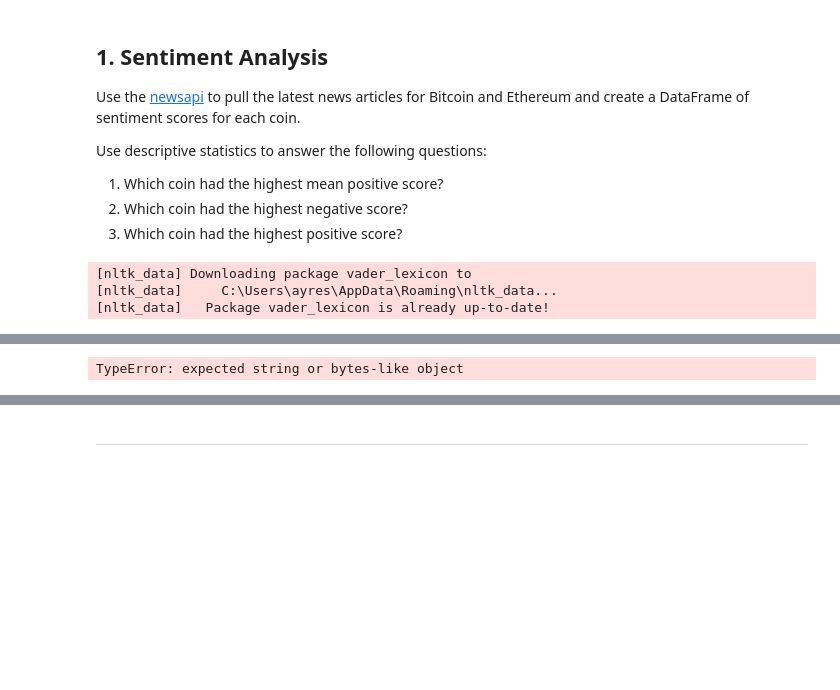
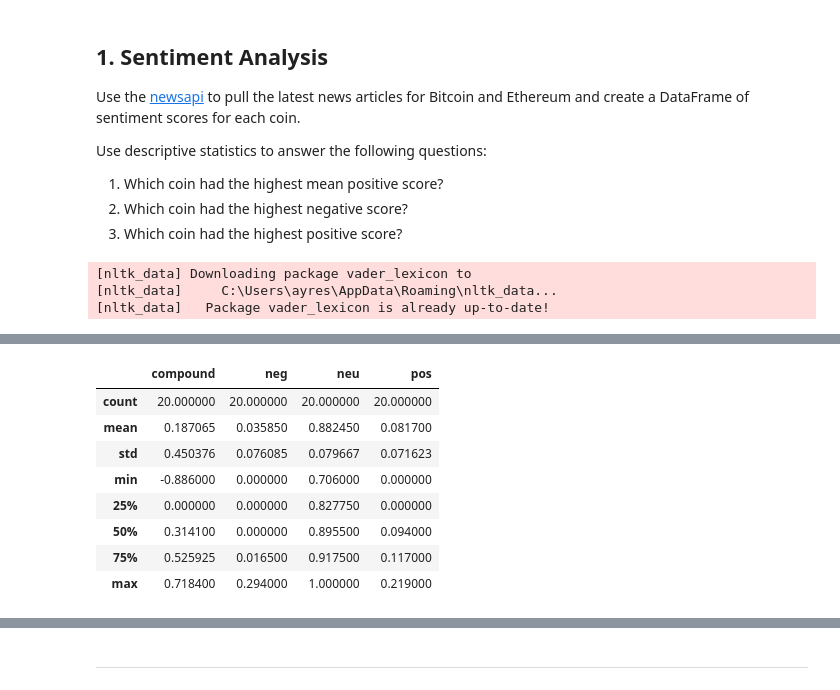
Before and after one commit to MrSquiggles13/upenn-python-homework, a Jupyter notebook: TalesFromTheCrypto/Python/crypto_sentiment.ipynb, the cells around one changed output, grey strips where cells are left out. Saved outputs shown, nothing was run; the diff lists cells and outputs as text; code cells hidden in the pictures; blank space fills up the shorter version.

```diff
--- a/TalesFromTheCrypto/Python/crypto_sentiment.ipynb
+++ b/TalesFromTheCrypto/Python/crypto_sentiment.ipynb
@@ -28,8 +29,8 @@ from nltk.sentiment.vader import SentimentIntensityAnalyzer
 [nltk_data]   Package vader_lexicon is already up-to-date!
 # %%
 # Global date variable to cycle through newsapi
-current_date = pd.Timestamp(datetime.now(), tz="America/New_York").isoformat()
-past_date = pd.Timestamp(datetime.now()- timedelta(30), tz="America/New_York").isoformat()
+start = datetime.now() - timedelta(days=30)
+end = datetime.now()
 # %%
 # Create a newsapi client
 from newsapi import NewsApiClient
@@ -50,15 +38,11 @@ TypeError: expected string or bytes-like object
 # %%
 # Fetch the Bitcoin news articles
-date = datetime.strptime(current_date[:10], "%Y-%m-%d")
-end_date = datetime.strptime(past_date[:10], "%Y-%m-%d")
 btc_articles = newsapi_client.get_everything(
             q='bitcoin',
-            from_param='2019-12-01',
-            to='2019-12-31',
-            language="en", sort_by="relevancy", page=1)
-
-btc_articles
+            from_param=str(start.date()),
+            to=str(end.date()),
+            language="en", sort_by="relevancy", page=1)['articles']
+btc_df = pd.DataFrame(btc_articles)
+btc_df['content'] = btc_df['content'].str.rsplit(' ',3).str[0]
-# %% [output]
-TypeError: expected string or bytes-like object
 # %%
 # Fetch the Ethereum news articles
@@ -85,5 +74,15 @@ btc_articles['pos'] = [analyzer.polarity_scores(v)['pos'] for v in btc_articles[
 # %%
 # Describe the Bitcoin Sentiment
-# YOUR CODE HERE!
+btc_df.describe()
+# %% [output]
+|  | compound | neg | neu | pos |
+| count | 20.000000 | 20.000000 | 20.000000 | 20.000000 |
+| mean | 0.187065 | 0.035850 | 0.882450 | 0.081700 |
+| std | 0.450376 | 0.076085 | 0.079667 | 0.071623 |
+| min | -0.886000 | 0.000000 | 0.706000 | 0.000000 |
+| 25% | 0.000000 | 0.000000 | 0.827750 | 0.000000 |
+| 50% | 0.314100 | 0.000000 | 0.895500 | 0.094000 |
+| 75% | 0.525925 | 0.016500 | 0.917500 | 0.117000 |
+| max | 0.718400 | 0.294000 | 1.000000 | 0.219000 |
 # %%
 # Describe the Ethereum Sentiment
```
Also changed, not shown: parts of 29 cells of this notebook.
